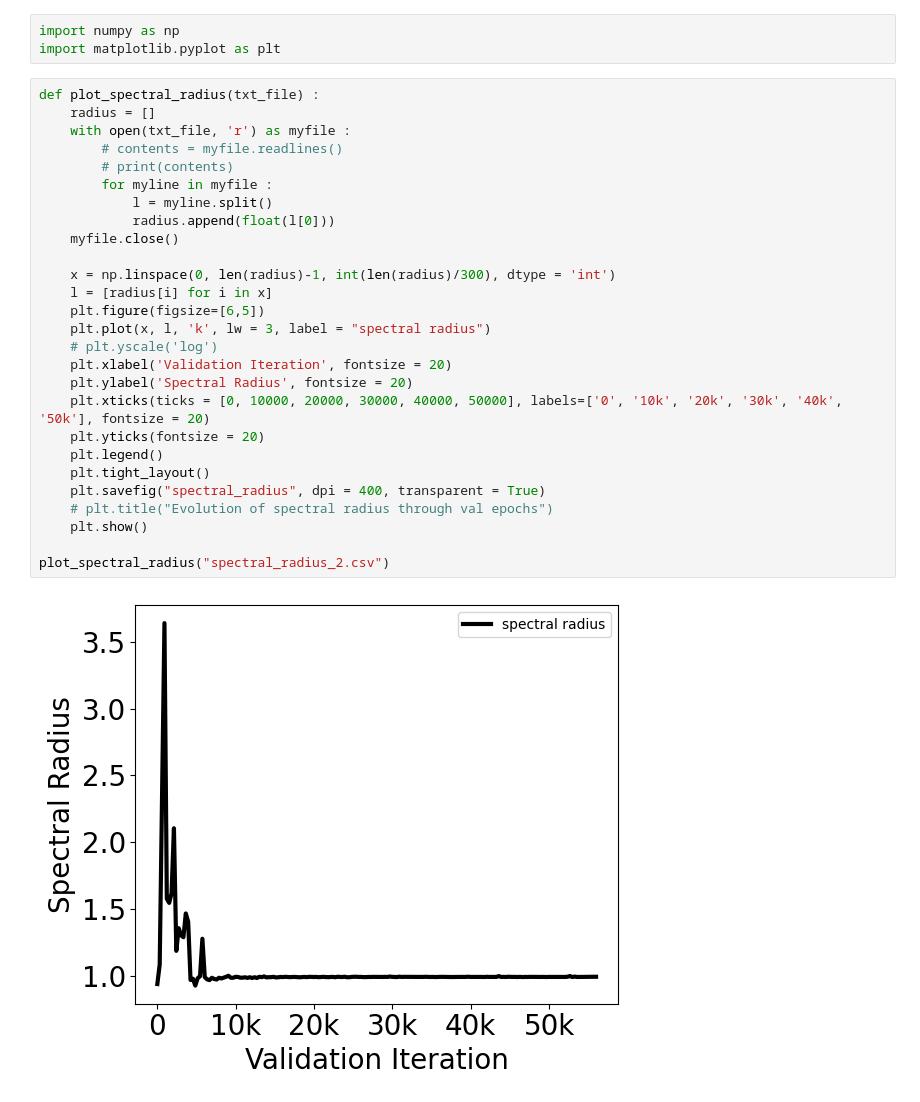
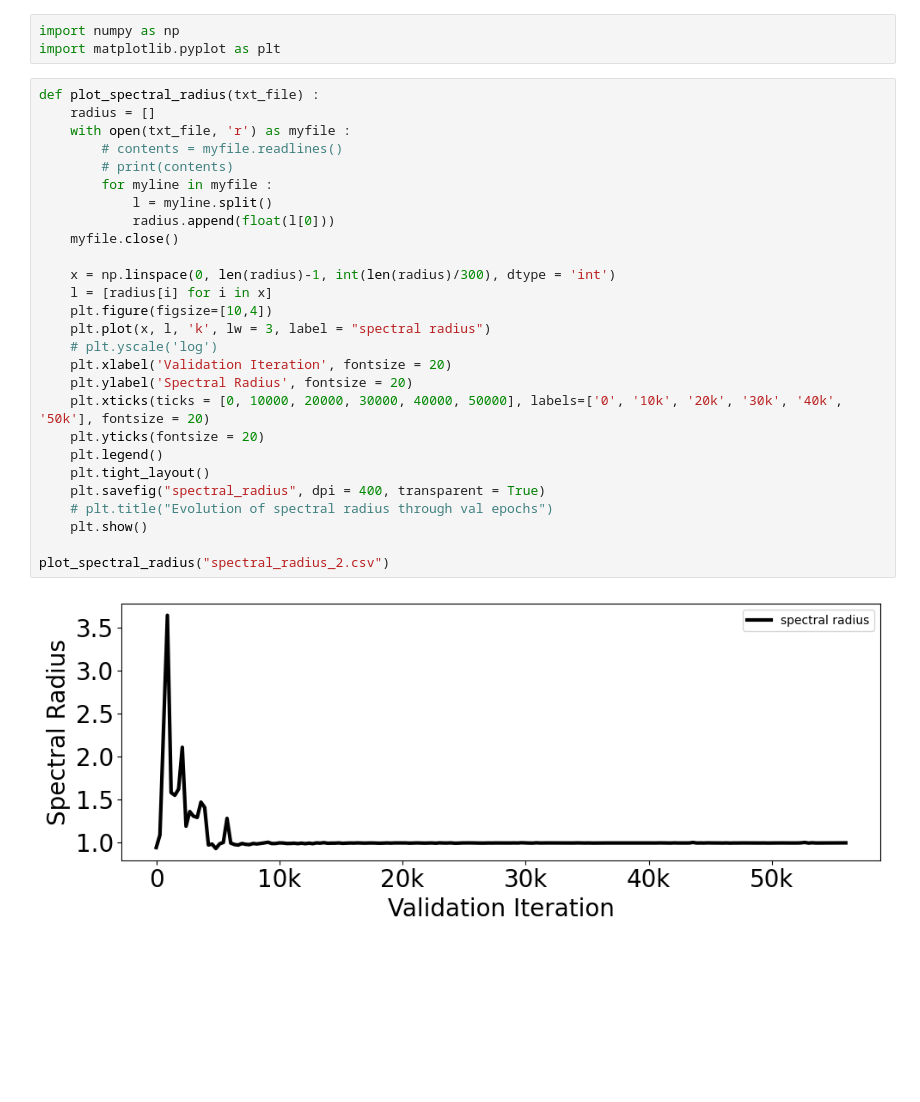
Before and after one commit to mnastorg/PSI-GNN, a Jupyter notebook: dirichlet/psignn/results/constant_dataset/logs/plot_radius.ipynb, the cells around one changed output. Drawn from its saved outputs; the diff is of its cells as text; blank space fills up the shorter version.

```diff
--- a/dirichlet/psignn/results/constant_dataset/logs/plot_radius.ipynb
+++ b/dirichlet/psignn/results/constant_dataset/logs/plot_radius.ipynb
@@ -4,29 +4,29 @@ import matplotlib.pyplot as plt
 # %%
 def plot_spectral_radius(txt_file) :
     radius = []
     with open(txt_file, 'r') as myfile :
         # contents = myfile.readlines()
         # print(contents)
         for myline in myfile :
             l = myline.split()
             radius.append(float(l[0]))
     myfile.close()
 
     x = np.linspace(0, len(radius)-1, int(len(radius)/300), dtype = 'int')
     l = [radius[i] for i in x]
-    plt.figure(figsize=[6,5])
+    plt.figure(figsize=[10,4])
     plt.plot(x, l, 'k', lw = 3, label = "spectral radius")
     # plt.yscale('log')
     plt.xlabel('Validation Iteration', fontsize = 20)
     plt.ylabel('Spectral Radius', fontsize = 20)
     plt.xticks(ticks = [0, 10000, 20000, 30000, 40000, 50000], labels=['0', '10k', '20k', '30k', '40k', '50k'], fontsize = 20)
     plt.yticks(fontsize = 20)
     plt.legend()
     plt.tight_layout()
     plt.savefig("spectral_radius", dpi = 400, transparent = True)
     # plt.title("Evolution of spectral radius through val epochs")
     plt.show()
 
 plot_spectral_radius("spectral_radius_2.csv")
 # %% [output]
-[figure, old version]
+[figure, new version]
```
Also changed, not shown: 19 other files.
